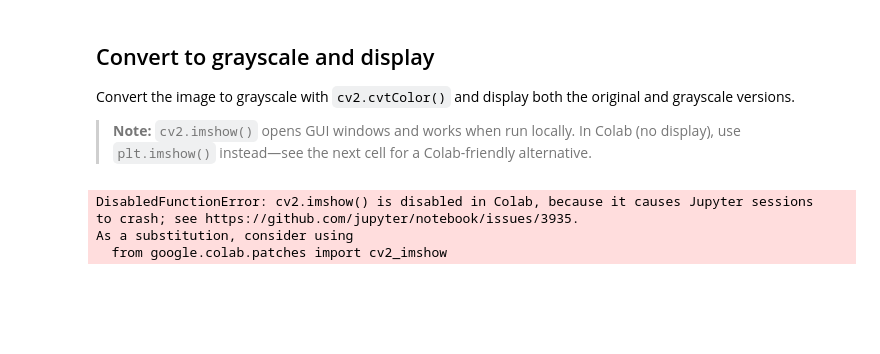
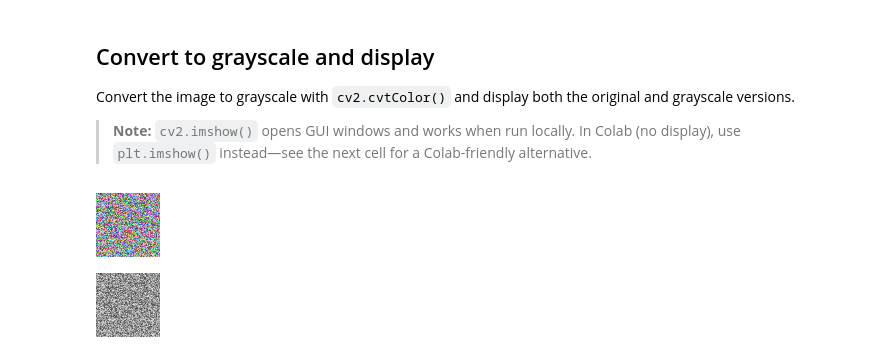
Before and after one commit to adzuci/ai-fundamentals, a Jupyter notebook: class-7-computer-vision/01_class_7_computer_vision_basics.ipynb, the cells around one changed output. Drawn from its saved outputs; the diff is of its cells as text; code cells hidden in the pictures; blank space fills up the shorter version.

```diff
--- a/class-7-computer-vision/01_class_7_computer_vision_basics.ipynb
+++ b/class-7-computer-vision/01_class_7_computer_vision_basics.ipynb
@@ -109,16 +107,16 @@ Convert the image to grayscale with `cv2.cvtColor()` and display both the origin
 
 > **Note:** `cv2.imshow()` opens GUI windows and works when run locally. In Colab (no display), use `plt.imshow()` instead—see the next cell for a Colab-friendly alternative.
 # %%
+from google.colab.patches import cv2_imshow
+
 # Convert into grayscale
 greyscale = cv2.cvtColor(myimage, cv2.COLOR_BGR2GRAY)
 
-cv2.imshow("Original Image", myimage)
-cv2.imshow("New", greyscale)
+cv2_imshow(myimage)
+cv2_imshow(greyscale)
 # %% [output]
-DisabledFunctionError: cv2.imshow() is disabled in Colab, because it causes Jupyter sessions
-to crash; see https://github.com/jupyter/notebook/issues/3935.
-As a substitution, consider using
-  from google.colab.patches import cv2_imshow
+[figure, added]
+[figure, added]
 # %%
 # Colab-friendly display: use matplotlib instead of cv2.imshow (no GUI in browser)
 fig, axes = plt.subplots(1, 2, figsize=(10, 4))
```
Also changed, not shown: parts of 2 cells of this notebook.
